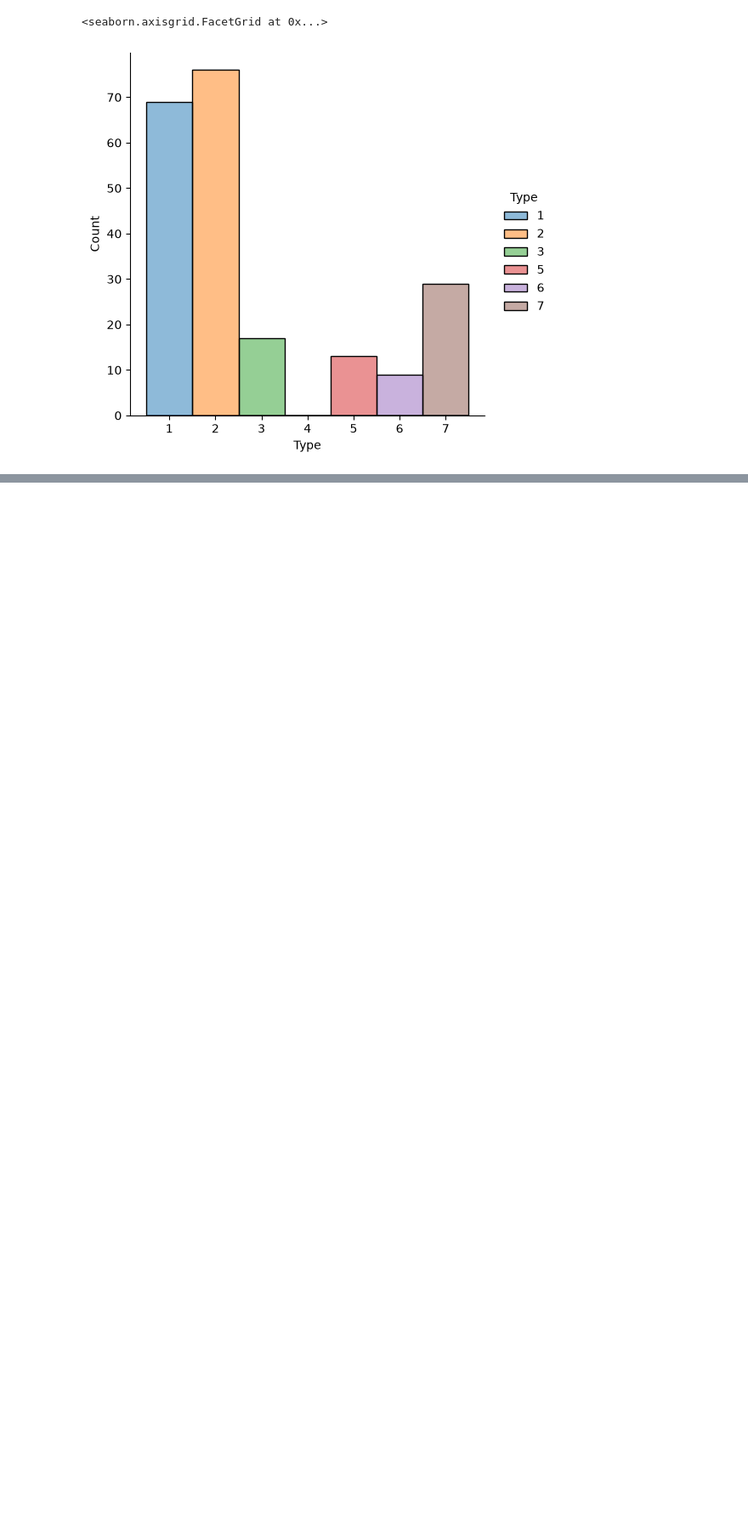
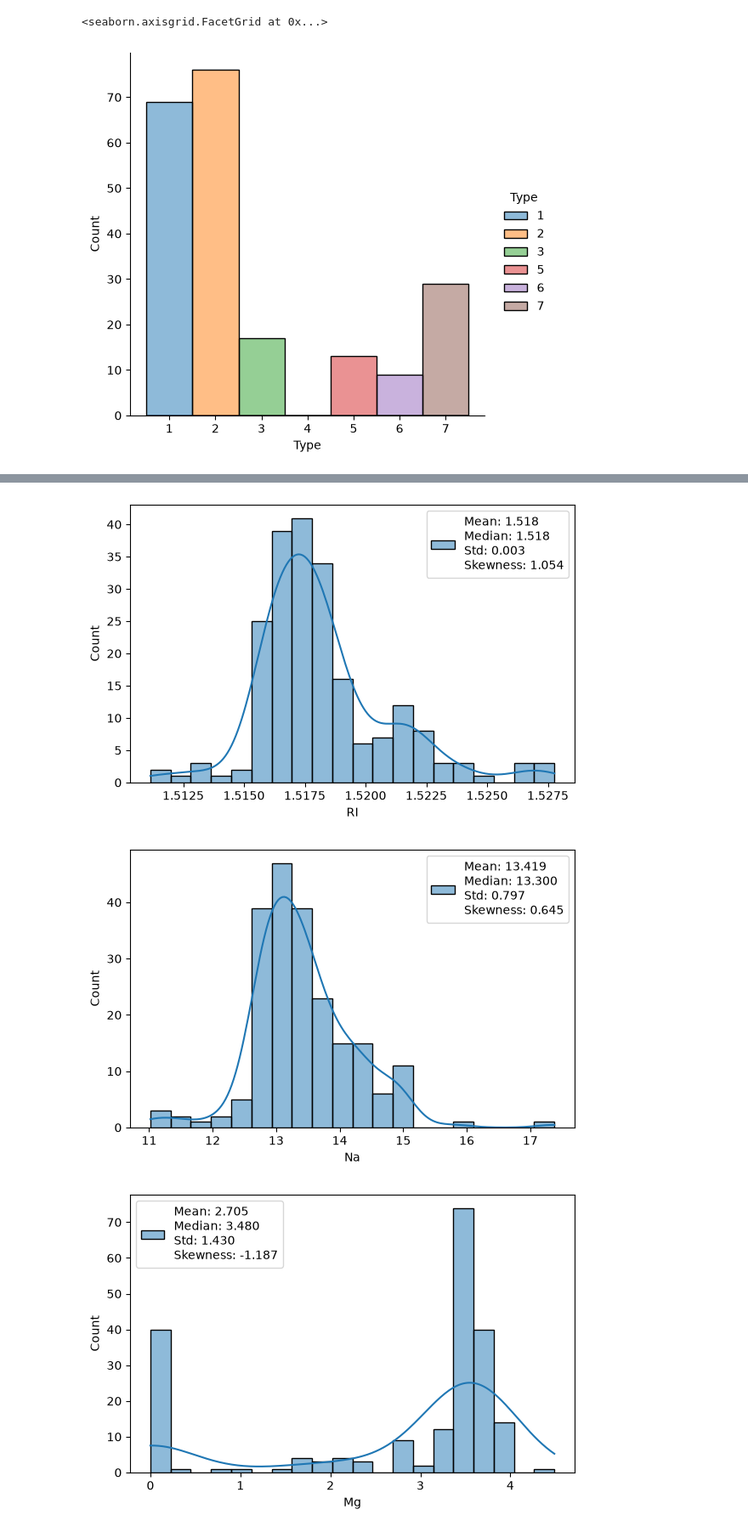
Before and after one commit to Erfan-Taherirani/Applied-ML-Lab, a Jupyter notebook: core_ml/classification/Glass Type Identification/notebooks/data_understanding.ipynb, the cells around one changed output, grey strips where cells are left out. Shown at 85% size. Cells and saved outputs as stored; diff of their text form; code cells hidden in the pictures; blank space fills up the shorter version.

```diff
--- a/core_ml/classification/Glass Type Identification/notebooks/data_understanding.ipynb
+++ b/core_ml/classification/Glass Type Identification/notebooks/data_understanding.ipynb
@@ -163,0 +216,7 @@ sns.displot(
+# %%
+# dropping high suspicious values
+outliers = get_most_suspicious_values(df, threshold=3)
+df = df.drop(index=outliers)
+df = df.reset_index(drop=True)
+
+df
@@ -163,0 +237,7 @@ sns.displot(
+# %%
+# visualizing features after dropping outliers
+plot_feature_distribution(df)
+# %% [output]
+[figure, added]
+[figure, added]
+[figure, added]
```
Also changed, not shown: parts of 16 cells of this notebook, 4 other files.
